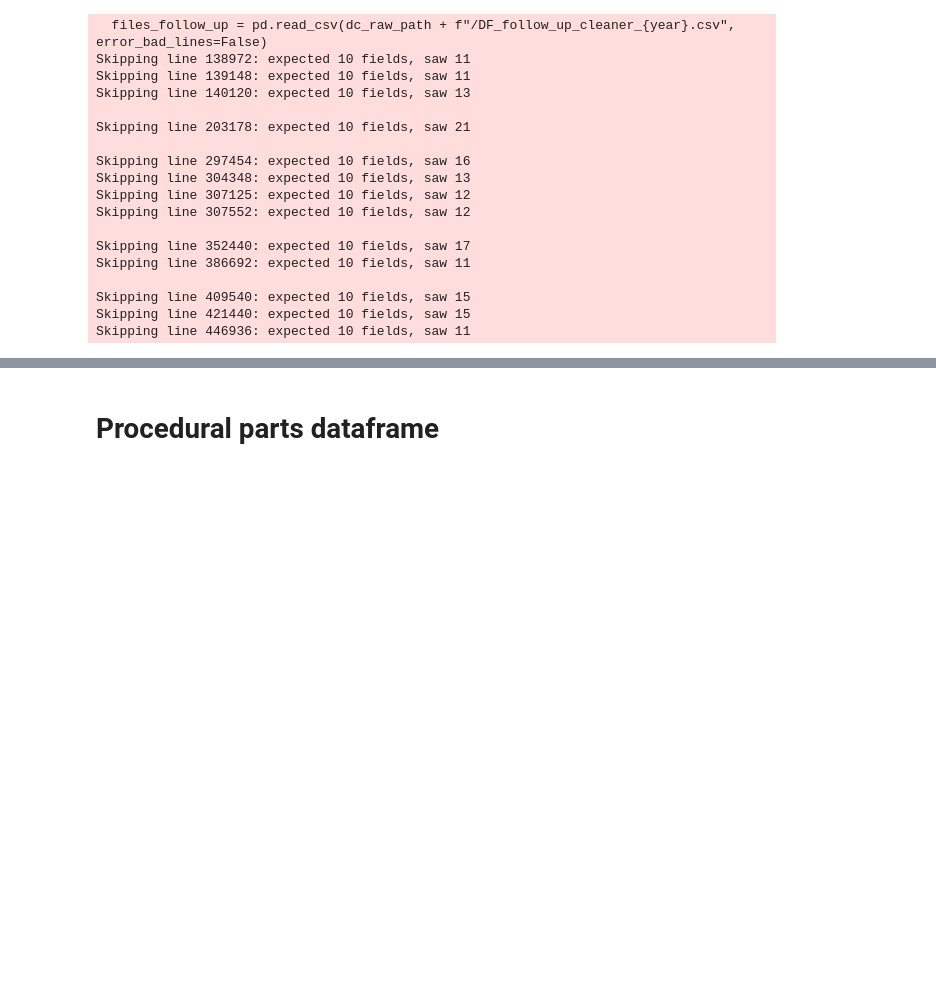
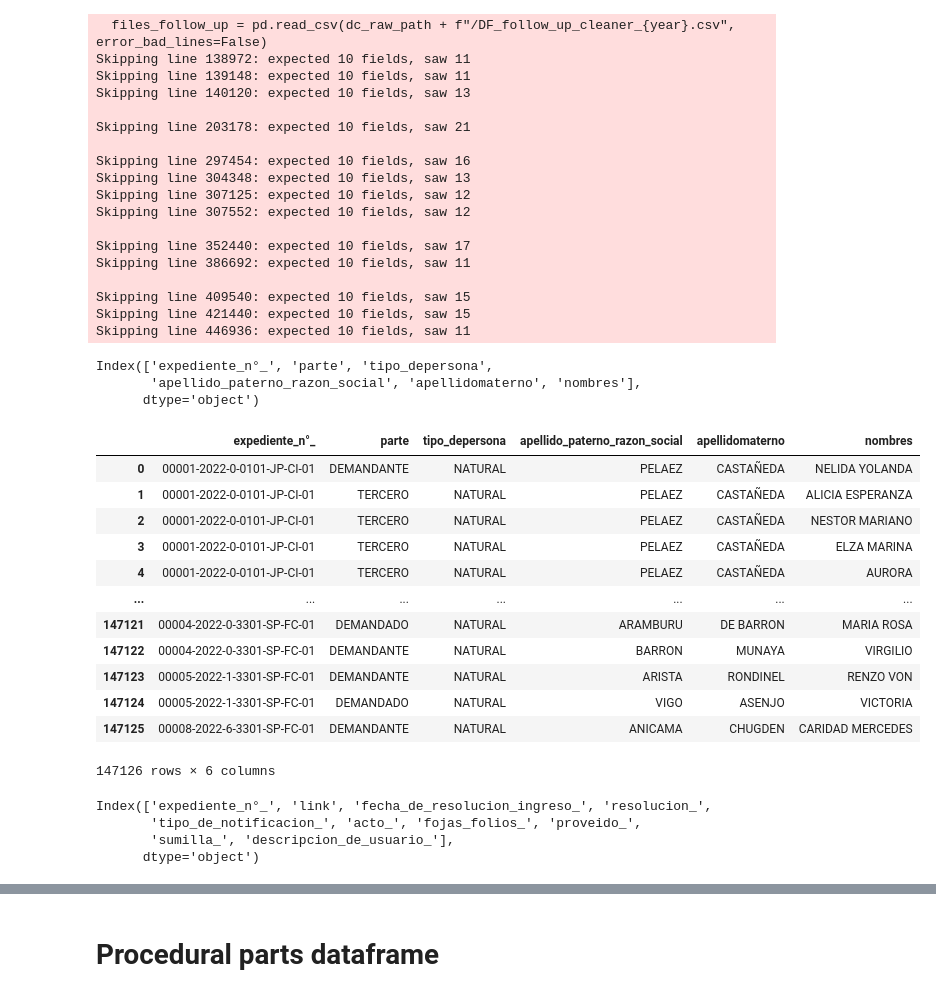
Before and after one commit to mgutierrezc/peru-amag-stats, a Jupyter notebook: case_outcomes/Case Outcomes for Amag II.ipynb, the cells around one changed output, grey strips where cells are left out. Saved outputs shown, nothing was run; the diff lists cells and outputs as text; code cells hidden in the pictures; blank space fills up the shorter version.

```diff
--- a/case_outcomes/Case Outcomes for Amag II.ipynb
+++ b/case_outcomes/Case Outcomes for Amag II.ipynb
@@ -497,3 +547,32 @@ Skipping line 386692: expected 10 fields, saw 11
 Skipping line 409540: expected 10 fields, saw 15
 Skipping line 421440: expected 10 fields, saw 15
 Skipping line 446936: expected 10 fields, saw 11
+# %%
+files_procedural_parts.columns
+# %% [output]
+Index(['expediente_n°_', 'parte', 'tipo_depersona',
+       'apellido_paterno_razon_social', 'apellidomaterno', 'nombres'],
+      dtype='object')
+# %%
+files_procedural_parts
+# %% [output]
+|  | expediente_n°_ | parte | tipo_depersona | apellido_paterno_razon_social | apellidomaterno | nombres |
+| 0 | 00001-2022-0-0101-JP-CI-01 | DEMANDANTE | NATURAL | PELAEZ | CASTAÑEDA | NELIDA YOLANDA |
+| 1 | 00001-2022-0-0101-JP-CI-01 | TERCERO | NATURAL | PELAEZ | CASTAÑEDA | ALICIA ESPERANZA |
+| 2 | 00001-2022-0-0101-JP-CI-01 | TERCERO | NATURAL | PELAEZ | CASTAÑEDA | NESTOR MARIANO |
+| 3 | 00001-2022-0-0101-JP-CI-01 | TERCERO | NATURAL | PELAEZ | CASTAÑEDA | ELZA MARINA |
+| 4 | 00001-2022-0-0101-JP-CI-01 | TERCERO | NATURAL | PELAEZ | CASTAÑEDA | AURORA |
+| ... | ... | ... | ... | ... | ... | ... |
+| 147121 | 00004-2022-0-3301-SP-FC-01 | DEMANDADO | NATURAL | ARAMBURU | DE BARRON | MARIA ROSA |
+| 147122 | 00004-2022-0-3301-SP-FC-01 | DEMANDANTE | NATURAL | BARRON | MUNAYA | VIRGILIO |
+| 147123 | 00005-2022-1-3301-SP-FC-01 | DEMANDANTE | NATURAL | ARISTA | RONDINEL | RENZO VON |
+| 147124 | 00005-2022-1-3301-SP-FC-01 | DEMANDADO | NATURAL | VIGO | ASENJO | VICTORIA |
+| 147125 | 00008-2022-6-3301-SP-FC-01 | DEMANDANTE | NATURAL | ANICAMA | CHUGDEN | CARIDAD MERCEDES |
+147126 rows × 6 columns
+# %%
+files_follow_up.columns
+# %% [output]
+Index(['expediente_n°_', 'link', 'fecha_de_resolucion_ingreso_', 'resolucion_',
+       'tipo_de_notificacion_', 'acto_', 'fojas_folios_', 'proveido_',
+       'sumilla_', 'descripcion_de_usuario_'],
+      dtype='object')
```
Also changed, not shown: parts of 35 cells of this notebook.
